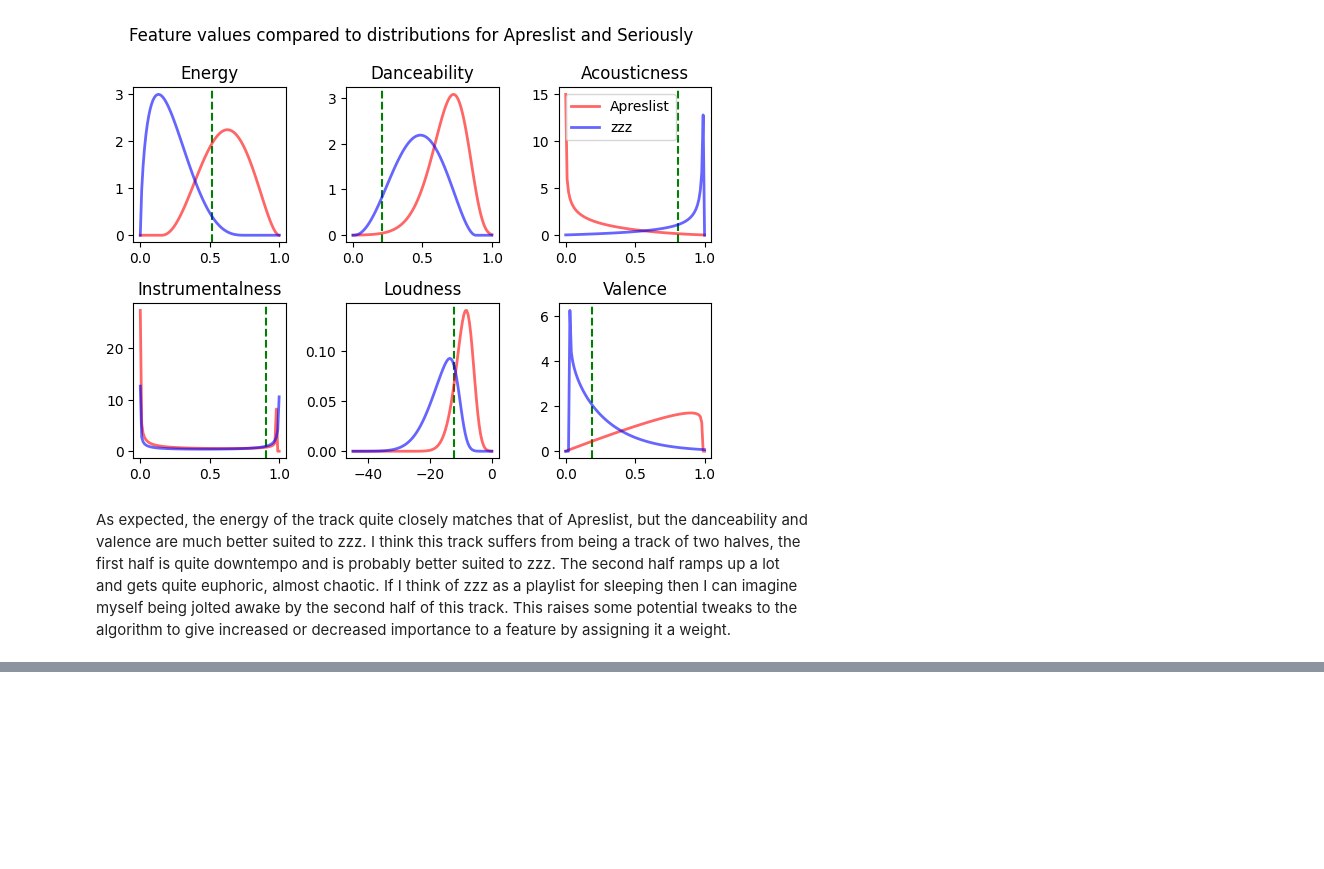
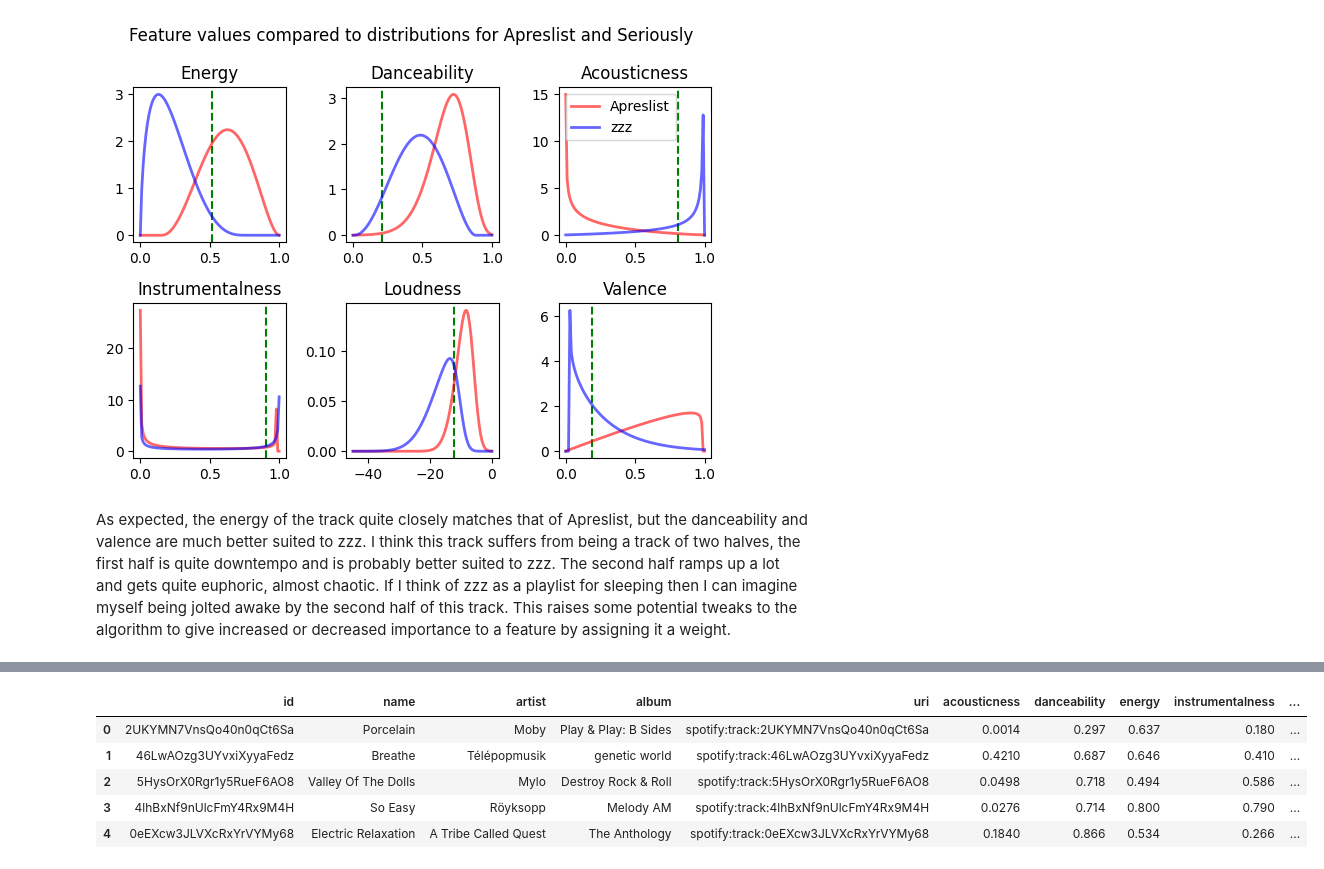
Before and after one commit to dbatten5/spauditify, a Jupyter notebook: poc.ipynb, the cells around one changed output, grey strips where cells are left out. Cells and saved outputs as stored; diff of their text form; code cells hidden in the pictures; blank space fills up the shorter version.

```diff
--- a/poc.ipynb
+++ b/poc.ipynb
@@ -780,0 +789,28 @@ As expected, the energy of the track quite closely matches that of Apreslist, bu
+# %%
+import pandas as pd
+
+# tidy up the data into nice formats
+all_df = pd.DataFrame(
+    apreslist_track_data + seriously_track_data + zzz_track_data + sheep_track_data
+)
+X = np.vstack((apreslist_M, seriously_M, zzz_M, sheep_M))
+X_df = pd.DataFrame(X, columns=features)
+
+all_df = pd.concat((all_df, X_df), axis=1)
+
+playlist_col = (
+    ["Apreslist"] * len(apreslist_track_data)
+    + ["Seriously"] * len(seriously_track_data)
+    + ["zzz"] * len(zzz_track_data)
+    + ["Sheep"] * len(sheep_track_data)
+)
+all_df["playlist"] = playlist_col
+
+all_df.head()
+# %% [output]
+|  | id | name | artist | album | uri | acousticness | danceability | energy | instrumentalness | ... |
+| 0 | 2UKYMN7VnsQo40n0qCt6Sa | Porcelain | Moby | Play & Play: B Sides | spotify:track:2UKYMN7VnsQo40n0qCt6Sa | 0.0014 | 0.297 | 0.637 | 0.180 | ... |
+| 1 | 46LwAOzg3UYvxiXyyaFedz | Breathe | Télépopmusik | genetic world | spotify:track:46LwAOzg3UYvxiXyyaFedz | 0.4210 | 0.687 | 0.646 | 0.410 | ... |
+| 2 | 5HysOrX0Rgr1y5RueF6AO8 | Valley Of The Dolls | Mylo | Destroy Rock & Roll | spotify:track:5HysOrX0Rgr1y5RueF6AO8 | 0.0498 | 0.718 | 0.494 | 0.586 | ... |
+| 3 | 4lhBxNf9nUlcFmY4Rx9M4H | So Easy | Röyksopp | Melody AM | spotify:track:4lhBxNf9nUlcFmY4Rx9M4H | 0.0276 | 0.714 | 0.800 | 0.790 | ... |
+| 4 | 0eEXcw3JLVXcRxYrVYMy68 | Electric Relaxation | A Tribe Called Quest | The Anthology | spotify:track:0eEXcw3JLVXcRxYrVYMy68 | 0.1840 | 0.866 | 0.534 | 0.266 | ... |
```
Also changed, not shown: parts of 8 cells of this notebook, 3 other files.
